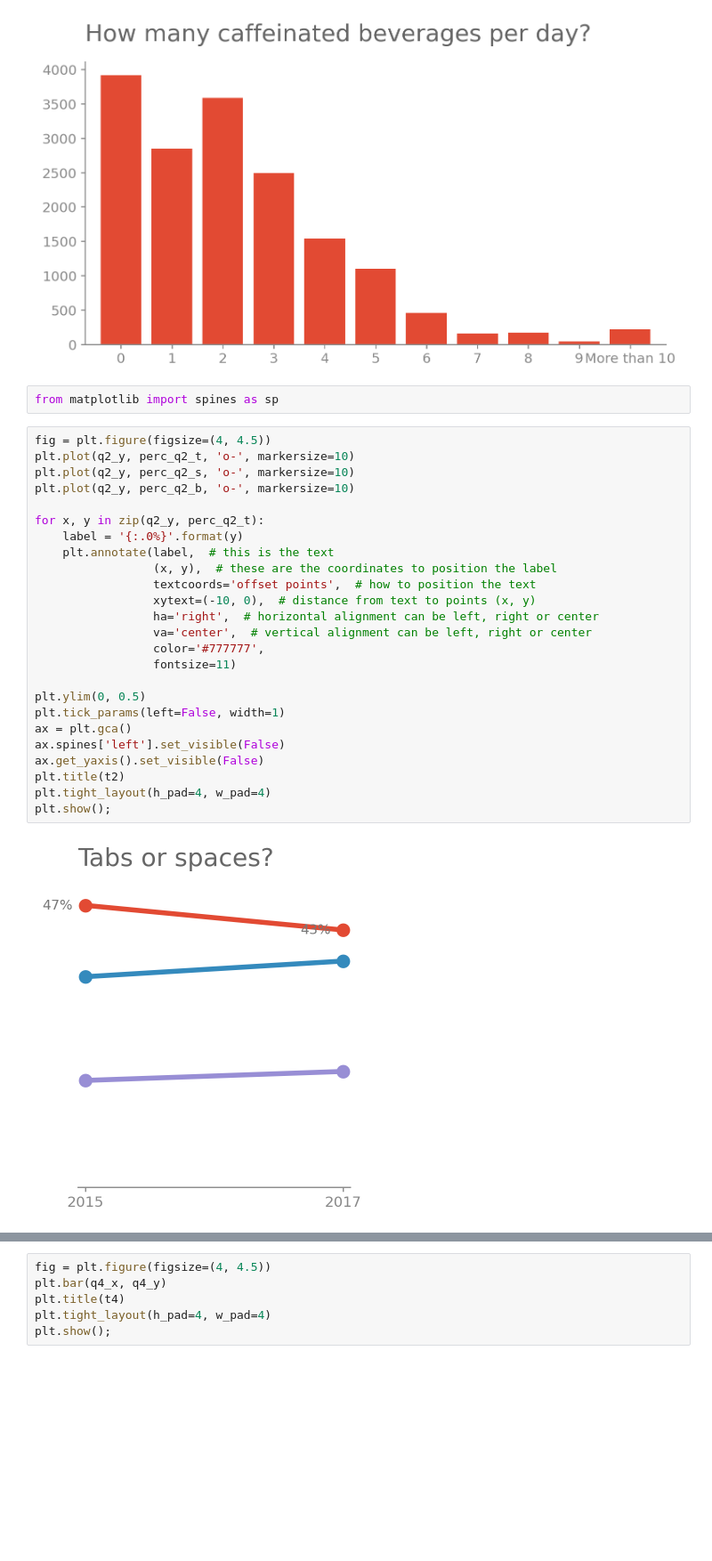
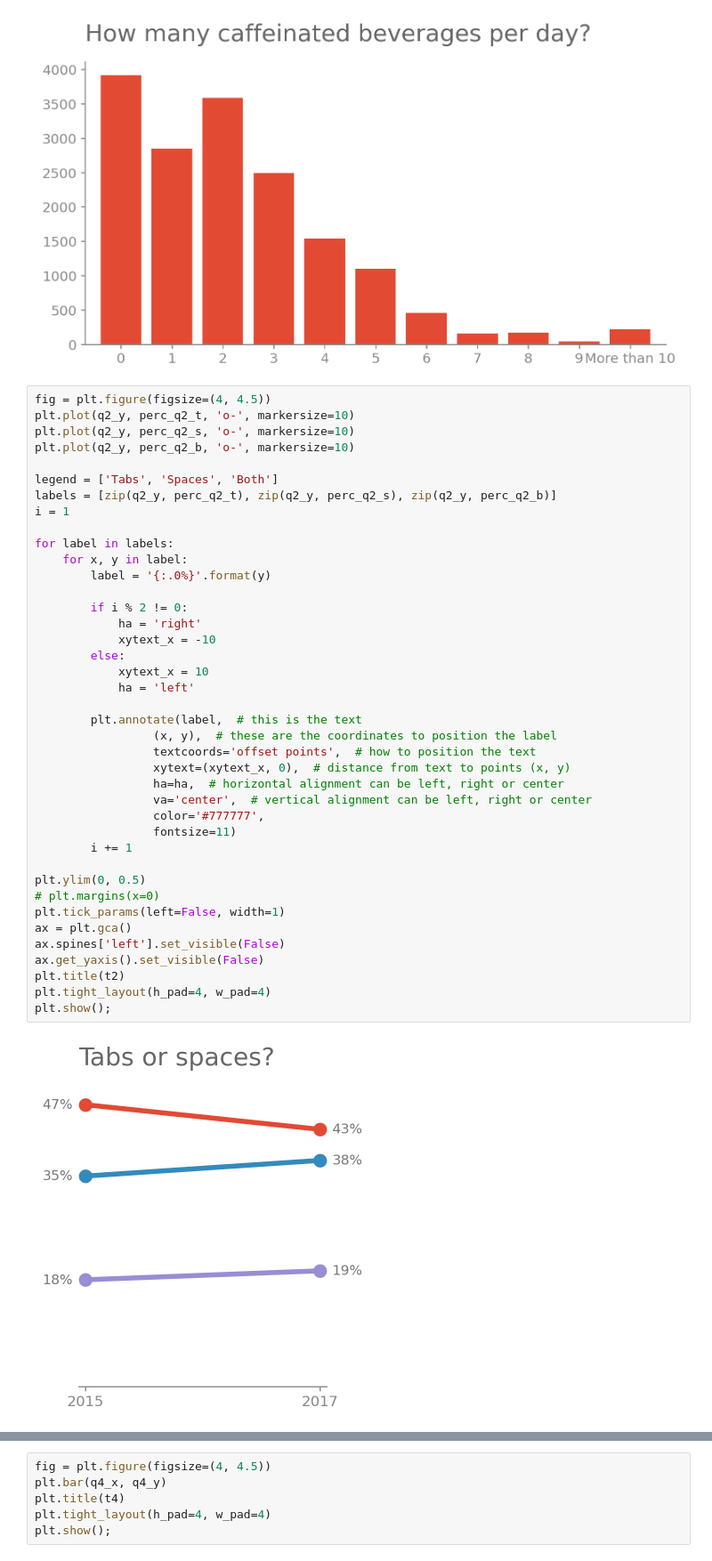
Before and after one commit to gabrieltempass/stack-overflow-survey, a Jupyter notebook: stack_overflow_survey.ipynb, the cells around one changed output, grey strips where cells are left out. Shown: that part at 89% size. Drawn from its saved outputs; the diff is of its cells as text; blank space fills up the shorter version.

Commit message:
feat: Finish slope chart

```diff
--- a/stack_overflow_survey.ipynb
+++ b/stack_overflow_survey.ipynb
@@ -271,32 +271,45 @@ plt.tight_layout(h_pad=4, w_pad=4)
 plt.show();
 # %% [output]
 [figure]
-# %%
-from matplotlib import spines as sp
 # %%
 fig = plt.figure(figsize=(4, 4.5))
 plt.plot(q2_y, perc_q2_t, 'o-', markersize=10)
 plt.plot(q2_y, perc_q2_s, 'o-', markersize=10)
 plt.plot(q2_y, perc_q2_b, 'o-', markersize=10)
 
-for x, y in zip(q2_y, perc_q2_t):
-    label = '{:.0%}'.format(y)
-    plt.annotate(label,  # this is the text
+legend = ['Tabs', 'Spaces', 'Both']
+labels = [zip(q2_y, perc_q2_t), zip(q2_y, perc_q2_s), zip(q2_y, perc_q2_b)]
+i = 1
+
+for label in labels:
+    for x, y in label:
+        label = '{:.0%}'.format(y)
+
+        if i % 2 != 0:
+            ha = 'right'
+            xytext_x = -10
+        else:
+            xytext_x = 10
+            ha = 'left'
+
+        plt.annotate(label,  # this is the text
                  (x, y),  # these are the coordinates to position the label
                  textcoords='offset points',  # how to position the text
-                 xytext=(-10, 0),  # distance from text to points (x, y)
-                 ha='right',  # horizontal alignment can be left, right or center
+                 xytext=(xytext_x, 0),  # distance from text to points (x, y)
+                 ha=ha,  # horizontal alignment can be left, right or center
                  va='center',  # vertical alignment can be left, right or center
                  color='#777777',
                  fontsize=11)
+        i += 1
 
 plt.ylim(0, 0.5)
+# plt.margins(x=0)
 plt.tick_params(left=False, width=1)
 ax = plt.gca()
 ax.spines['left'].set_visible(False)
 ax.get_yaxis().set_visible(False)
 plt.title(t2)
 plt.tight_layout(h_pad=4, w_pad=4)
 plt.show();
 # %% [output]
-[figure, old version]
+[figure, new version]
```
Also changed, not shown: parts of 2 cells of this notebook.
